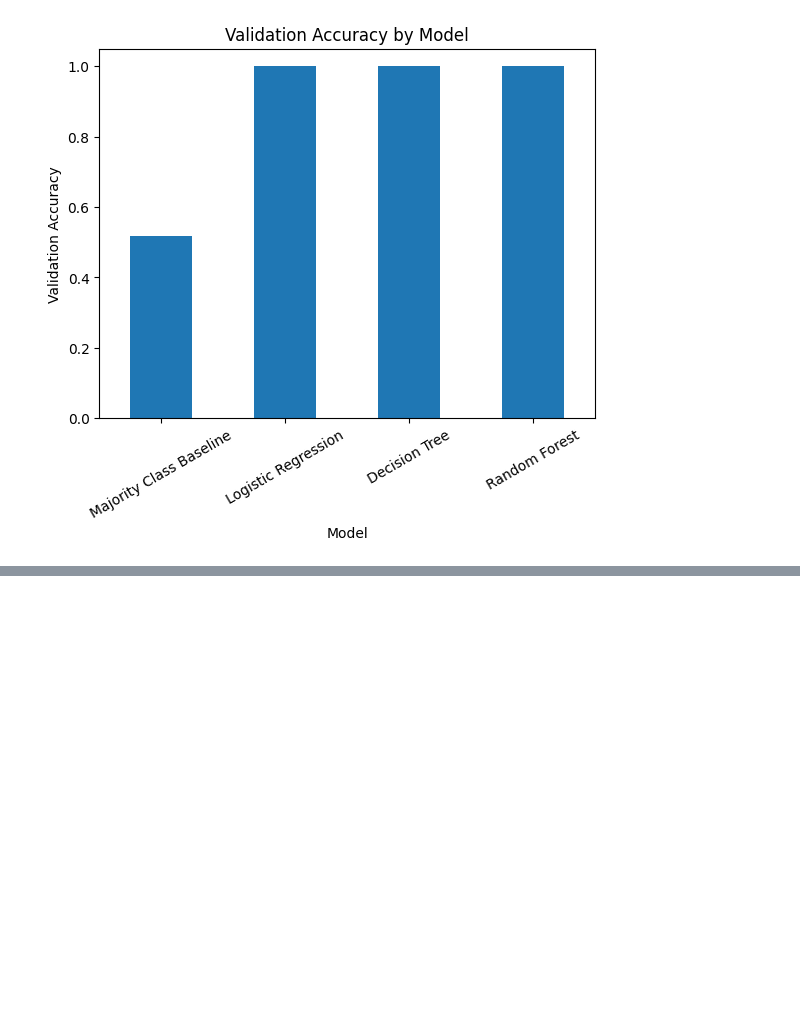
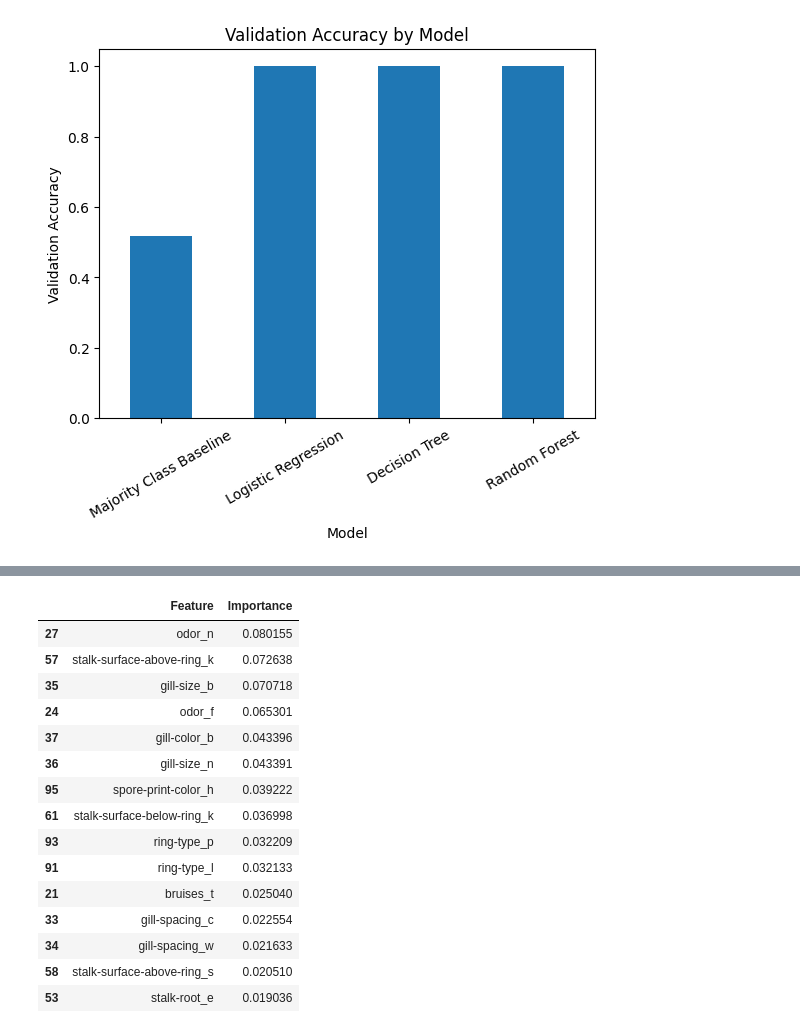
Before and after one commit to samip-bajgai/data3402.finalproject, a Jupyter notebook: notebooks/mushroom_classification_project.ipynb, the cells around one changed output, grey strips where cells are left out. Cells and saved outputs as stored; diff of their text form; code cells hidden in the pictures; blank space fills up the shorter version.

```diff
--- a/notebooks/mushroom_classification_project.ipynb
+++ b/notebooks/mushroom_classification_project.ipynb
@@ -822,0 +854,32 @@ The Random Forest model reached perfect validation performance. Since the sanity
+# %%
+# Creating a DataFrame of Random Forest feature importances
+importance_df = pd.DataFrame({
+    "Feature": X_encoded.columns,
+    "Importance": forest_model.feature_importances_
+})
+
+# Sorting features by importance
+importance_df = importance_df.sort_values(
+    by="Importance",
+    ascending=False
+)
+
+# Displaying the top 15 most important encoded features
+importance_df.head(15)
+# %% [output]
+|  | Feature | Importance |
+| 27 | odor_n | 0.080155 |
+| 57 | stalk-surface-above-ring_k | 0.072638 |
+| 35 | gill-size_b | 0.070718 |
+| 24 | odor_f | 0.065301 |
+| 37 | gill-color_b | 0.043396 |
+| 36 | gill-size_n | 0.043391 |
+| 95 | spore-print-color_h | 0.039222 |
+| 61 | stalk-surface-below-ring_k | 0.036998 |
+| 93 | ring-type_p | 0.032209 |
+| 91 | ring-type_l | 0.032133 |
+| 21 | bruises_t | 0.025040 |
+| 33 | gill-spacing_c | 0.022554 |
+| 34 | gill-spacing_w | 0.021633 |
+| 58 | stalk-surface-above-ring_s | 0.020510 |
+| 53 | stalk-root_e | 0.019036 |
```
Also changed, not shown: parts of 14 cells of this notebook.
